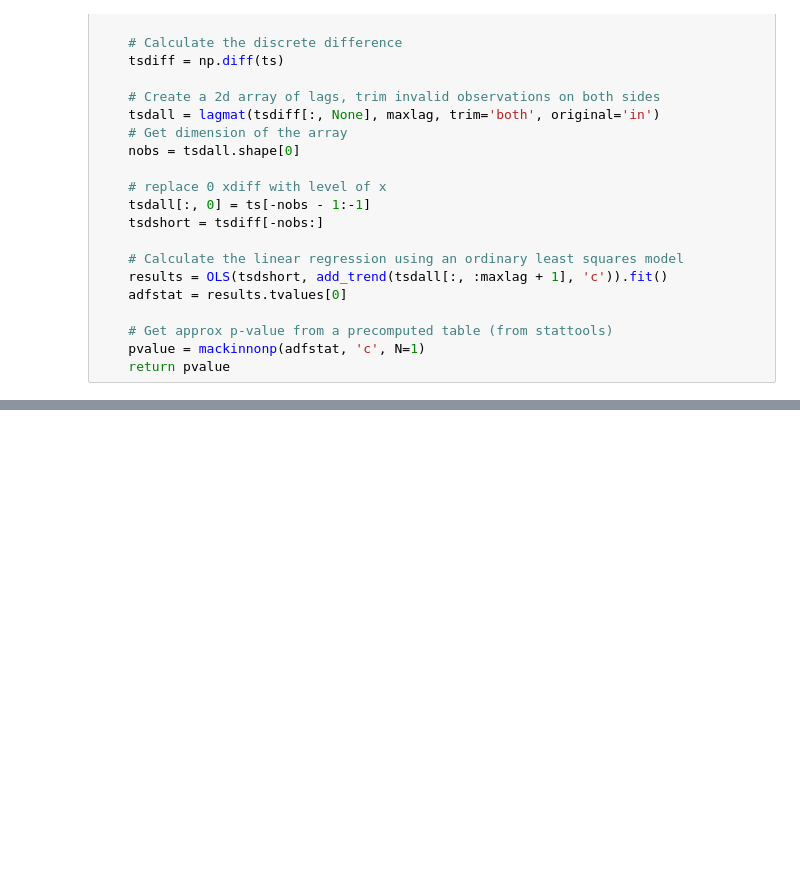
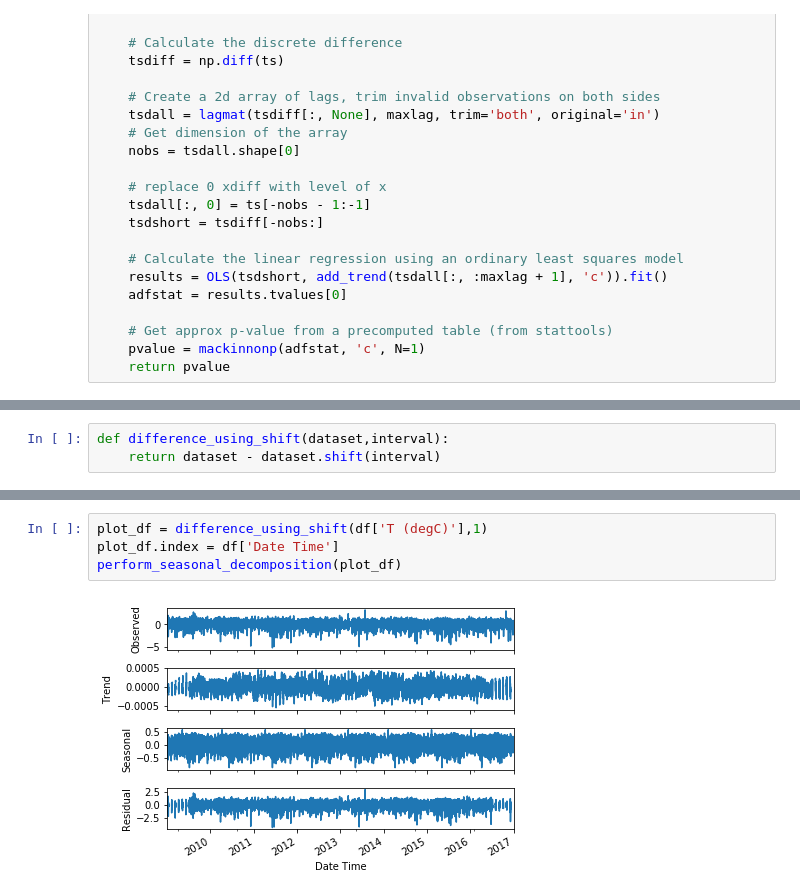
Before and after one commit to scherala/365DaysOfCoding, a Jupyter notebook: Time Series Forecasting -1.ipynb, the cells around one changed output, grey strips where cells are left out. Drawn from its saved outputs; the diff is of its cells as text; blank space fills up the shorter version.

```diff
--- a/Time Series Forecasting -1.ipynb
+++ b/Time Series Forecasting -1.ipynb
@@ -168,0 +134,3 @@ adf(df_s['Temperature'])
+# %%
+def difference_using_shift(dataset,interval):
+    return dataset - dataset.shift(interval)
@@ -168,0 +152,6 @@ adf(df_s['Temperature'])
+# %%
+plot_df = difference_using_shift(df['T (degC)'],1)
+plot_df.index = df['Date Time']
+perform_seasonal_decomposition(plot_df)
+# %% [output]
+[figure, added]
```
Also changed, not shown: parts of 12 cells of this notebook, 2 other files.
